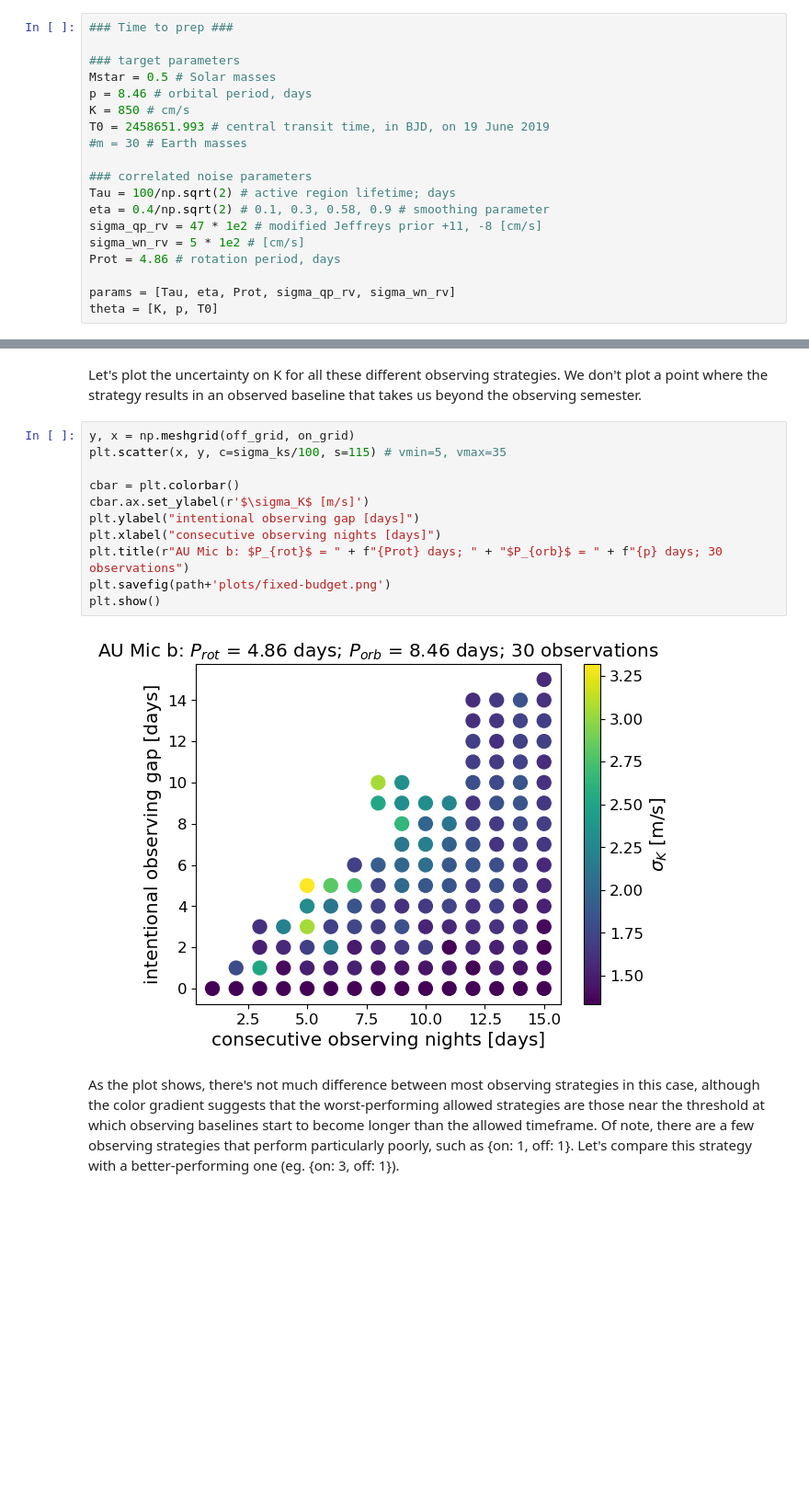
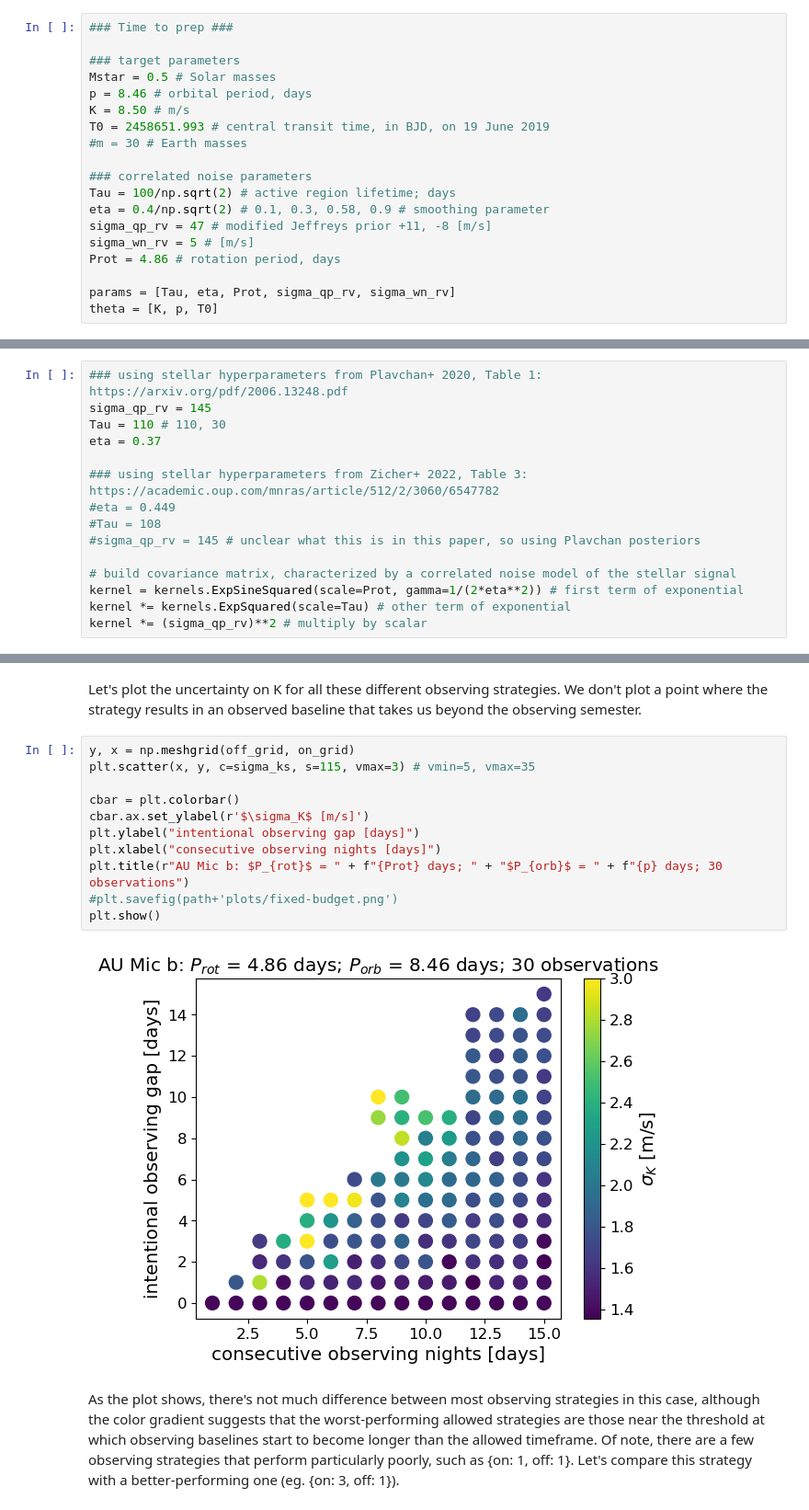
Before and after one commit to exoclam/gaspery, a Jupyter notebook: tutorials/fixed_budget.ipynb, the cells around one changed output, grey strips where cells are left out. Shown: that part at 92% size. Drawn from its saved outputs; the diff is of its cells as text; blank space fills up the shorter version.

```diff
--- a/tutorials/fixed_budget.ipynb
+++ b/tutorials/fixed_budget.ipynb
@@ -45,15 +46,15 @@ We take the target parameters (stellar mass, planet orbital period, estimated RV
 ### target parameters
 Mstar = 0.5 # Solar masses
 p = 8.46 # orbital period, days
-K = 850 # cm/s
+K = 8.50 # m/s
 T0 = 2458651.993 # central transit time, in BJD, on 19 June 2019
 #m = 30 # Earth masses
 
 ### correlated noise parameters
 Tau = 100/np.sqrt(2) # active region lifetime; days
 eta = 0.4/np.sqrt(2) # 0.1, 0.3, 0.58, 0.9 # smoothing parameter
-sigma_qp_rv = 47 * 1e2 # modified Jeffreys prior +11, -8 [cm/s]
-sigma_wn_rv = 5 * 1e2 # [cm/s]
+sigma_qp_rv = 47 # modified Jeffreys prior +11, -8 [m/s]
+sigma_wn_rv = 5 # [m/s]
 Prot = 4.86 # rotation period, days
 
 params = [Tau, eta, Prot, sigma_qp_rv, sigma_wn_rv]
@@ -160,6 +161,21 @@ print(strat[-1] - strat[0], strat, len(strat))
  2460142.91666667 2460143.91666667] 30
 # %% [markdown]
 Time to cook! We propose different observing strategies based on different combinations of "on" and "off" nights. The "on" parameter is how many consecutive nights we try to observe. The "off" parameter is how many consecutive nights we intentionally choose not to observe. The most common purpose for doing this is to extend the total observing baseline in order to squeeze out more phase coverage for the signal we're trying to observe. If an "on" night falls on a night that has already been pre-scheduled (in the "offs" list), we skip it and continue the pattern of "on"s and "off"s without restarting. We do this until we reach 30 observations.
+# %%
+### using stellar hyperparameters from Plavchan+ 2020, Table 1: https://arxiv.org/pdf/2006.13248.pdf
+sigma_qp_rv = 145
+Tau = 110 # 110, 30
+eta = 0.37
+
+### using stellar hyperparameters from Zicher+ 2022, Table 3: https://academic.oup.com/mnras/article/512/2/3060/6547782
+#eta = 0.449
+#Tau = 108
+#sigma_qp_rv = 145 # unclear what this is in this paper, so using Plavchan posteriors
+
+# build covariance matrix, characterized by a correlated noise model of the stellar signal
+kernel = kernels.ExpSineSquared(scale=Prot, gamma=1/(2*eta**2)) # first term of exponential
+kernel *= kernels.ExpSquared(scale=Tau) # other term of exponential
+kernel *= (sigma_qp_rv)**2 # multiply by scalar
 # %%
 # instantiate Star object in order to feed covariance matrix with white/correlated noise
 star = calculate_fi.Star(sigma_wn_rv = sigma_wn_rv, Tau = Tau, eta = eta,
@@ -214,17 +230,17 @@ for enum_on, on in enumerate(tqdm(on_grid)):
 Let's plot the uncertainty on K for all these different observing strategies. We don't plot a point where the strategy results in an observed baseline that takes us beyond the observing semester.
 # %%
 y, x = np.meshgrid(off_grid, on_grid)
-plt.scatter(x, y, c=sigma_ks/100, s=115) # vmin=5, vmax=35
+plt.scatter(x, y, c=sigma_ks, s=115, vmax=3) # vmin=5, vmax=35
 
 cbar = plt.colorbar()
 cbar.ax.set_ylabel(r'$\sigma_K$ [m/s]')
 plt.ylabel("intentional observing gap [days]")
 plt.xlabel("consecutive observing nights [days]")
 plt.title(r"AU Mic b: $P_{rot}$ = " + f"{Prot} days; " + "$P_{orb}$ = " + f"{p} days; 30 observations")
-plt.savefig(path+'plots/fixed-budget.png')
+#plt.savefig(path+'plots/fixed-budget.png')
 plt.show()
 # %% [output]
-[figure, old version]
+[figure, new version]
 # %% [markdown]
 As the plot shows, there's not much difference between most observing strategies in this case, although the color gradient suggests that the worst-performing allowed strategies are those near the threshold at which observing baselines start to become longer than the allowed timeframe. Of note, there are a few observing strategies that perform particularly poorly, such as {on: 1, off: 1}. Let's compare this strategy with a better-performing one (eg. {on: 3, off: 1}).
 # %% [markdown]
```
Also changed, not shown: parts of 28 cells of this notebook, 1 other file.
